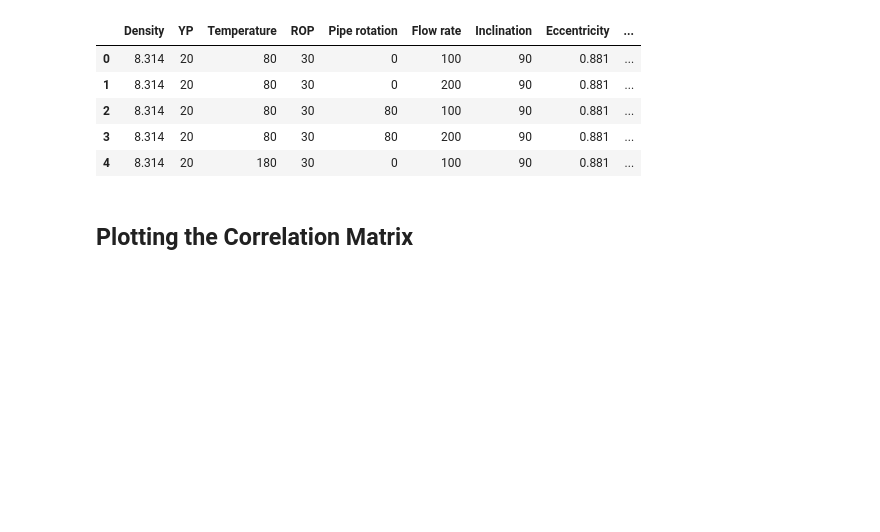
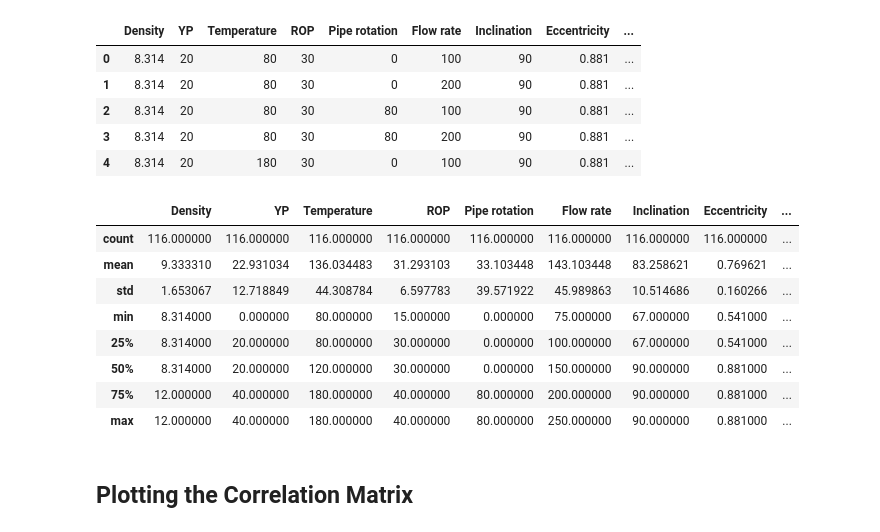
Before and after one commit to awojinrin/ML-Workflow-for-the-Determination-of-Hole-Cleaning-Conditions, a Jupyter notebook: 1 - Cleaning and Generating Correlation Matrix.ipynb, the cells around one changed output. Saved outputs shown, nothing was run; the diff lists cells and outputs as text; code cells hidden in the pictures; blank space fills up the shorter version.

```diff
--- a/1 - Cleaning and Generating Correlation Matrix.ipynb
+++ b/1 - Cleaning and Generating Correlation Matrix.ipynb
@@ -16,6 +18,18 @@ dataset.head()
 | 2 | 8.314 | 20 | 80 | 30 | 80 | 100 | 90 | 0.881 | ... |
 | 3 | 8.314 | 20 | 80 | 30 | 80 | 200 | 90 | 0.881 | ... |
 | 4 | 8.314 | 20 | 180 | 30 | 0 | 100 | 90 | 0.881 | ... |
+# %%
+dataset.describe()
+# %% [output]
+|  | Density | YP | Temperature | ROP | Pipe rotation | Flow rate | Inclination | Eccentricity | ... |
+| count | 116.000000 | 116.000000 | 116.000000 | 116.000000 | 116.000000 | 116.000000 | 116.000000 | 116.000000 | ... |
+| mean | 9.333310 | 22.931034 | 136.034483 | 31.293103 | 33.103448 | 143.103448 | 83.258621 | 0.769621 | ... |
+| std | 1.653067 | 12.718849 | 44.308784 | 6.597783 | 39.571922 | 45.989863 | 10.514686 | 0.160266 | ... |
+| min | 8.314000 | 0.000000 | 80.000000 | 15.000000 | 0.000000 | 75.000000 | 67.000000 | 0.541000 | ... |
+| 25% | 8.314000 | 20.000000 | 80.000000 | 30.000000 | 0.000000 | 100.000000 | 67.000000 | 0.541000 | ... |
+| 50% | 8.314000 | 20.000000 | 120.000000 | 30.000000 | 0.000000 | 150.000000 | 90.000000 | 0.881000 | ... |
+| 75% | 12.000000 | 40.000000 | 180.000000 | 40.000000 | 80.000000 | 200.000000 | 90.000000 | 0.881000 | ... |
+| max | 12.000000 | 40.000000 | 180.000000 | 40.000000 | 80.000000 | 250.000000 | 90.000000 | 0.881000 | ... |
 # %%
 dataset.to_csv('cleaned_data.csv')
 # %% [markdown]
```
Also changed, not shown: parts of 5 cells of this notebook.
